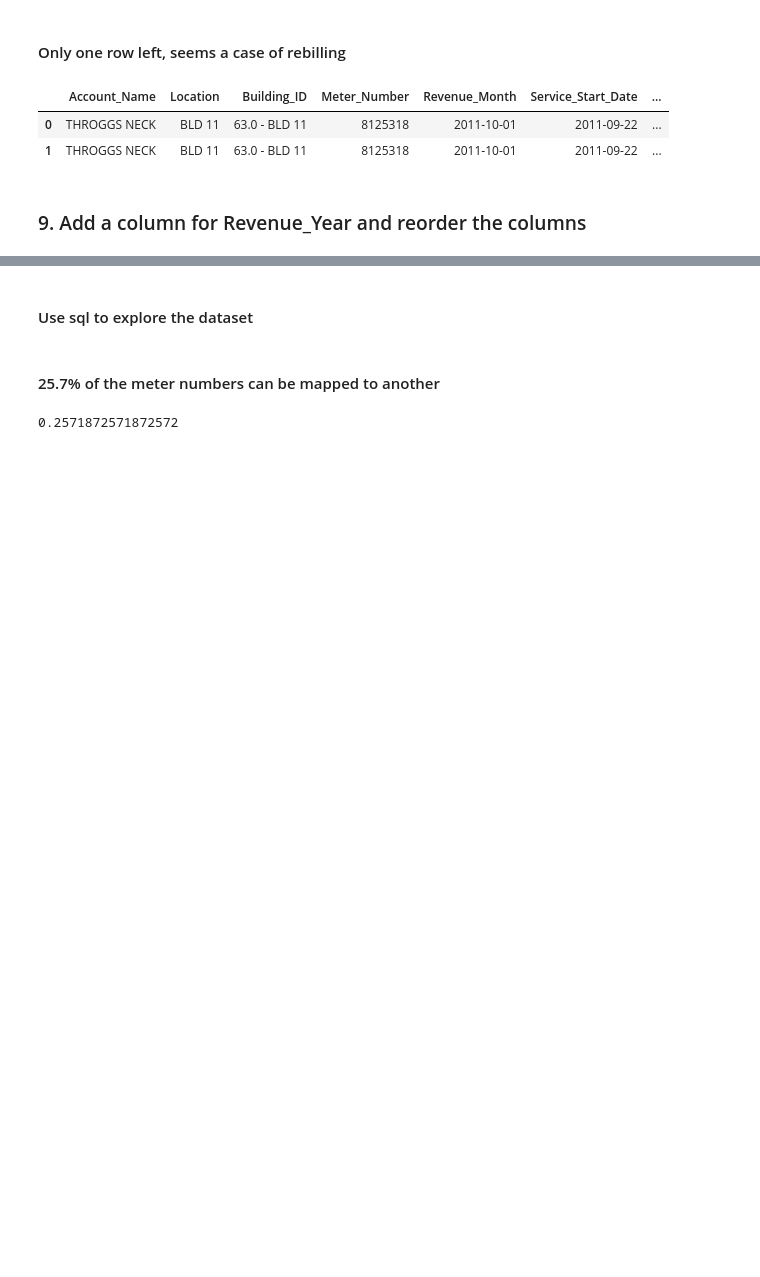
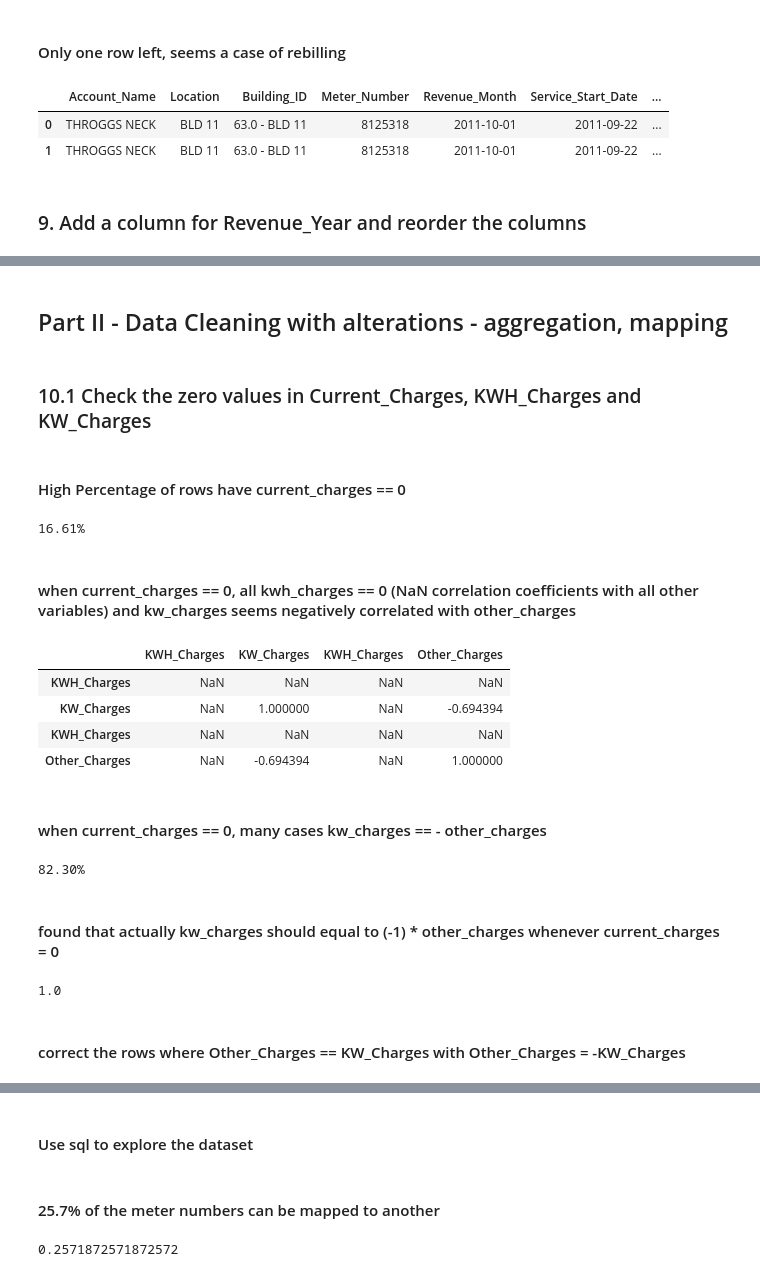
Before and after one commit to jasonfeiwang/Anomaly-Detectors, a Jupyter notebook: src/EDA-NYCHA-Electricity.ipynb, the cells around one changed output, grey strips where cells are left out. Saved outputs shown, nothing was run; the diff lists cells and outputs as text; code cells hidden in the pictures; blank space fills up the shorter version.

```diff
--- a/src/EDA-NYCHA-Electricity.ipynb
+++ b/src/EDA-NYCHA-Electricity.ipynb
@@ -241,0 +245,22 @@ df_orig = df
+# %% [markdown]
+## Part II - Data Cleaning with alterations - aggregation, mapping
+# %% [markdown]
+### 10.1 Check the zero values in Current_Charges, KWH_Charges and KW_Charges
+# %% [markdown]
+#### High Percentage of rows have current_charges == 0
+# %%
+print ("{:.2%}".format(df[df['Current_Charges'] == 0].shape[0]/df.shape[0]))
+# %% [output]
+16.61%
+# %% [markdown]
+#### when current_charges == 0, all kwh_charges == 0 (NaN correlation coefficients with all other variables) and kw_charges seems negatively correlated with other_charges
+# %%
+df[df['Current_Charges'] == 0][['KWH_Charges', 'KW_Charges', 'KWH_Charges', 'Other_Charges']].corr()
+# %% [output]
+|  | KWH_Charges | KW_Charges | KWH_Charges | Other_Charges |
+| KWH_Charges | NaN | NaN | NaN | NaN |
+| KW_Charges | NaN | 1.000000 | NaN | -0.694394 |
+| KWH_Charges | NaN | NaN | NaN | NaN |
+| Other_Charges | NaN | -0.694394 | NaN | 1.000000 |
+# %% [markdown]
+#### when current_charges == 0, many cases kw_charges == - other_charges
@@ -241,0 +269,14 @@ df_orig = df
+# %%
+print("{:.2%}".format(df[mask].shape[0]/df[df['Current_Charges'] == 0].shape[0]))
+# %% [output]
+82.30%
+# %% [markdown]
+#### found that actually kw_charges should equal to (-1) * other_charges whenever current_charges = 0
+# %%
+df[(df['Current_Charges'] == 0) & ((df['Other_Charges'] == df['KW_Charges']) \
+        | (df['Other_Charges'] + df['KW_Charges'] == 0))].shape[0] / \
+df[df['Current_Charges'] == 0].shape[0]
+# %% [output]
+1.0
+# %% [markdown]
+#### correct the rows where Other_Charges == KW_Charges with Other_Charges = -KW_Charges
```
Also changed, not shown: parts of 83 cells of this notebook, 9 other files.
